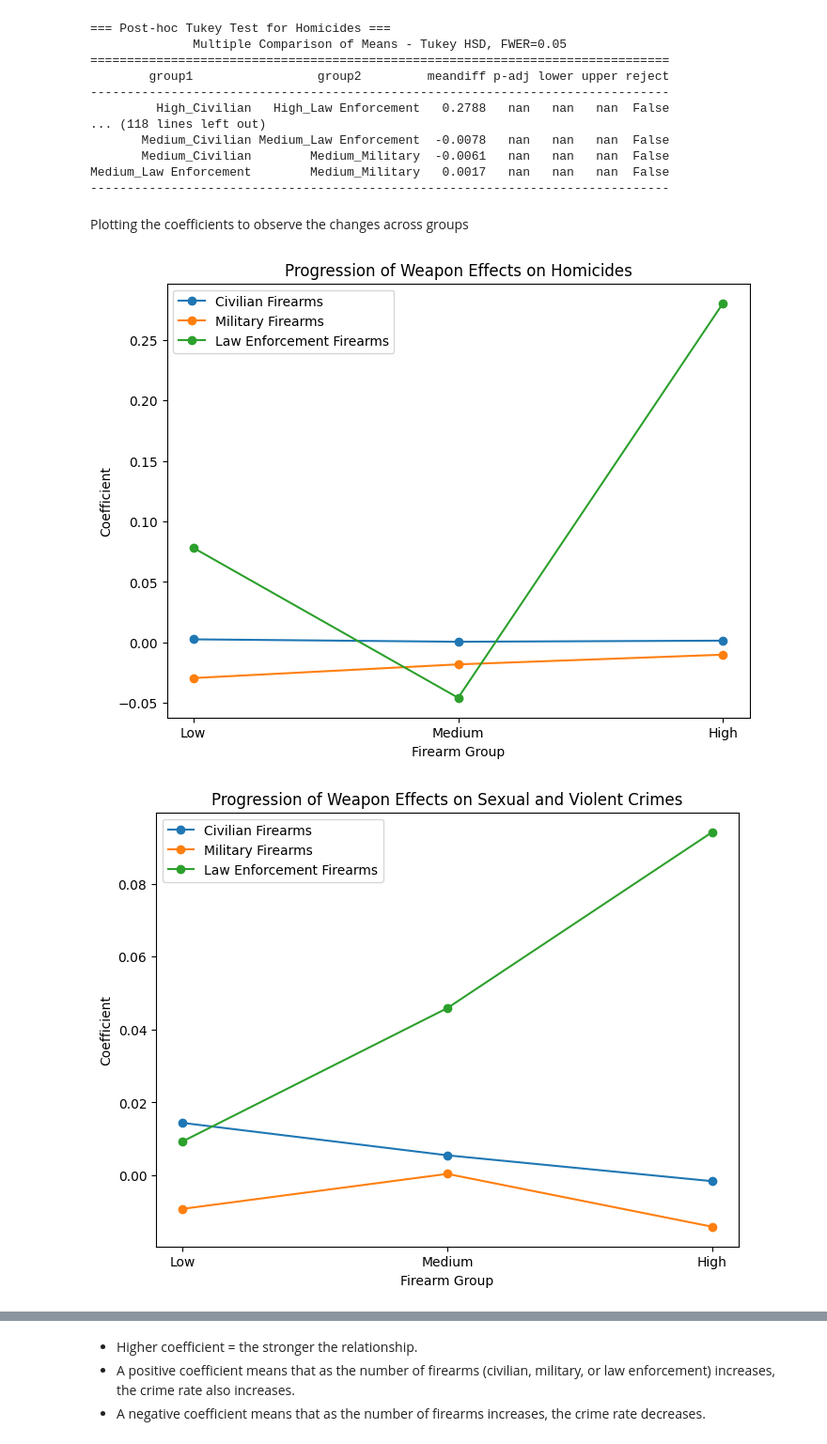
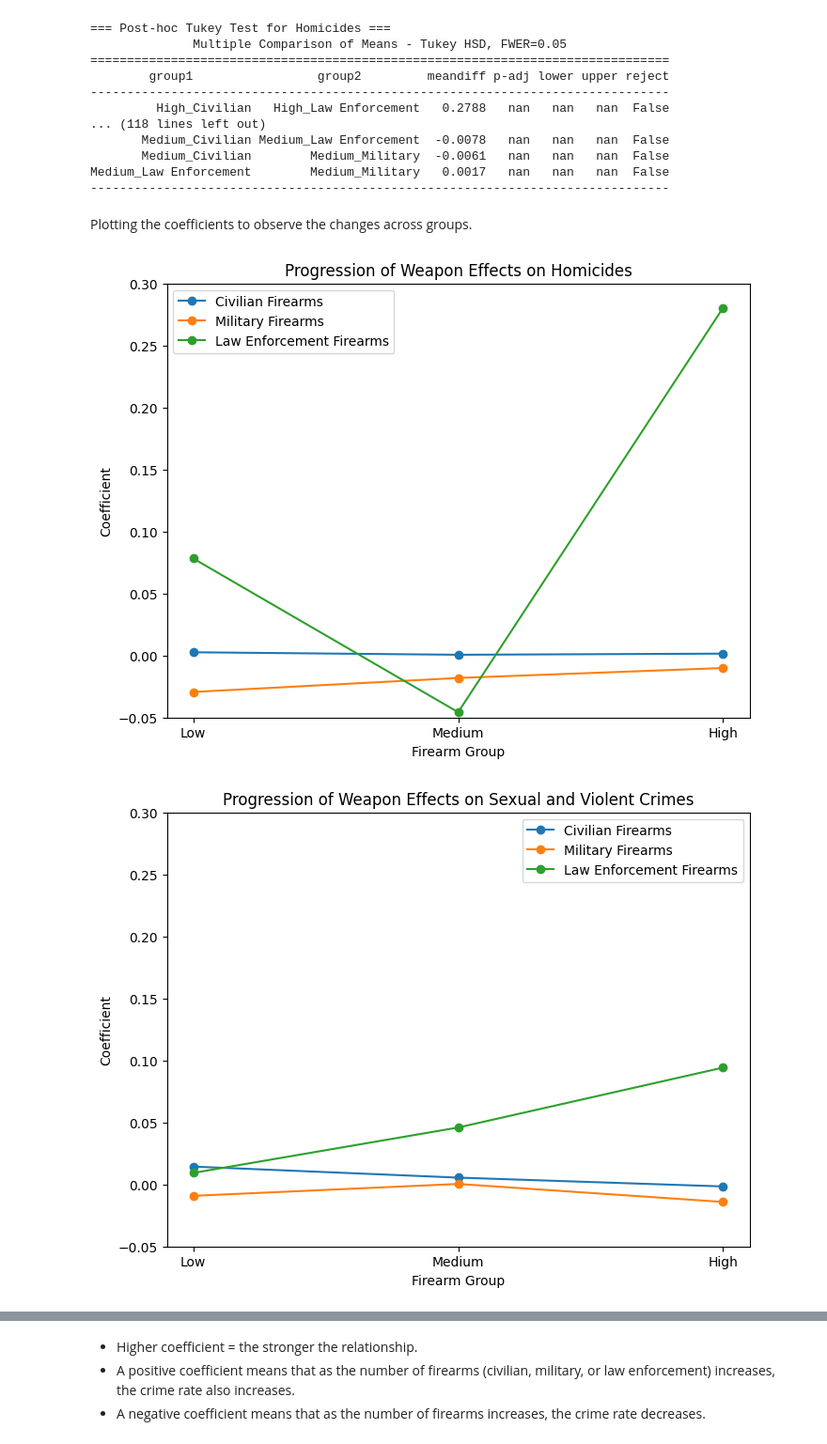
Before and after one commit to Alexderoode011202/DW_project, a Jupyter notebook: notebooks_to_submit/statistical_analysis.ipynb, the cells around one changed output, grey strips where cells are left out. Shown at 94% size. Saved outputs shown, nothing was run; the diff lists cells and outputs as text; code cells hidden in the pictures.

```diff
--- a/notebooks_to_submit/statistical_analysis.ipynb
+++ b/notebooks_to_submit/statistical_analysis.ipynb
@@ -510,36 +510,37 @@ Combined Crime Rates          0.697012  0.534332
 Medium_Law Enforcement        Medium_Military   0.0017   nan   nan   nan  False
 -------------------------------------------------------------------------------
 # %% [markdown]
-Plotting the coefficients to observe the changes across groups
+Plotting the coefficients to observe the changes across groups.
 # %%
 groups = ["Low", "Medium", "High"]
 
 civilian_homicides = [0.0026, 0.0006, 0.0015]
 civilian_sexual_violent = [0.0144, 0.0055, -0.0016]
 civilian_combined = [0.0095, 0.0018, -0.0007]
 
 military_homicides = [-0.0294, -0.0181, -0.0101]
 military_sexual_violent = [-0.0092, 0.0004, -0.0141]
 military_combined = [-0.0168, -0.0043, -0.0108]
 
 law_enforcement_homicides = [0.0782, -0.0457, 0.2803]
 law_enforcement_sexual_violent = [0.0093, 0.0459, 0.0942]
 law_enforcement_combined = [0.0269, -0.0060, 0.1445]
 
 def plot_progression(coefs_civilian, coefs_military, coefs_law_enforcement, title):
     plt.figure(figsize=(8, 6))
     plt.plot(groups, coefs_civilian, marker='o', linestyle='-', label='Civilian Firearms')
     plt.plot(groups, coefs_military, marker='o', linestyle='-', label='Military Firearms')
     plt.plot(groups, coefs_law_enforcement, marker='o', linestyle='-', label='Law Enforcement Firearms')
     plt.title(f'Progression of Weapon Effects on {title}')
     plt.xlabel('Firearm Group')
     plt.ylabel('Coefficient')
+    plt.ylim(-0.05, 0.30)
     plt.legend()
     plt.show()
 
 plot_progression(civilian_homicides, military_homicides, law_enforcement_homicides, 'Homicides')
 plot_progression(civilian_sexual_violent, military_sexual_violent, law_enforcement_sexual_violent, 'Sexual and Violent Crimes')
 plot_progression(civilian_combined, military_combined, law_enforcement_combined, 'Combined Crime Rate')
 # %% [output]
-[figure, old version]
+[figure, new version]
-[figure, old version]
+[figure, new version]
```
Also changed, not shown: parts of 7 cells of this notebook.
